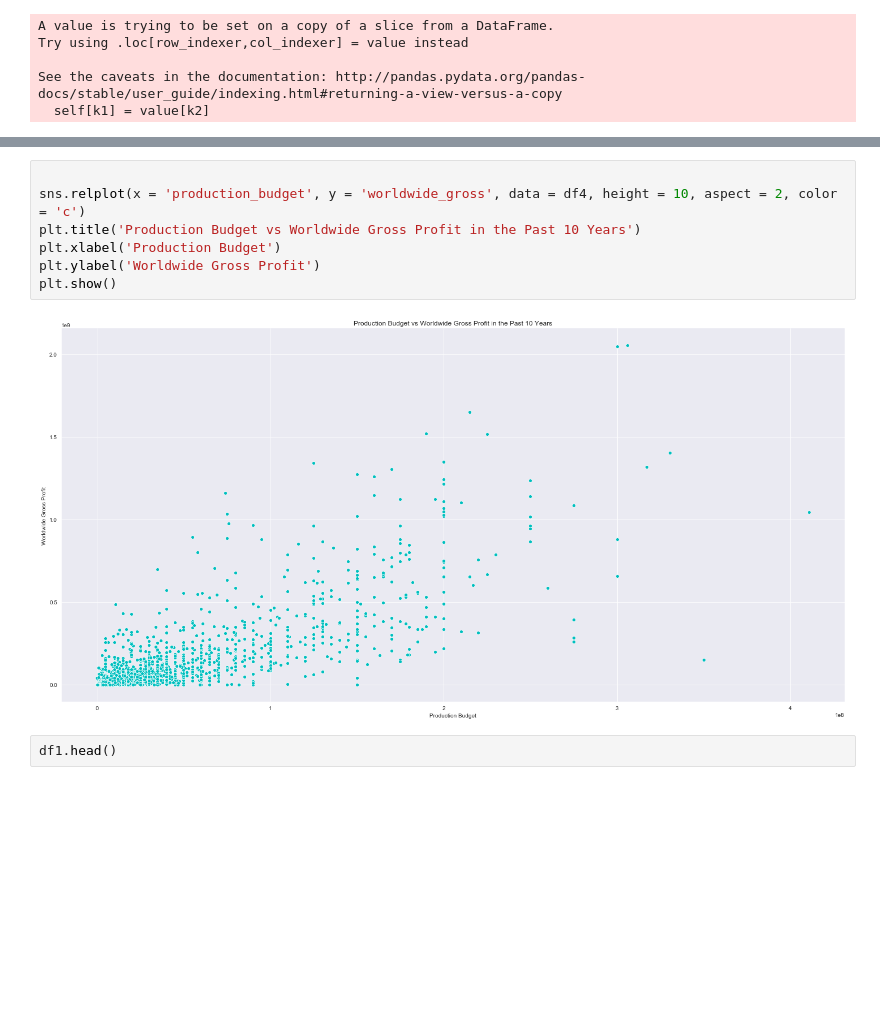
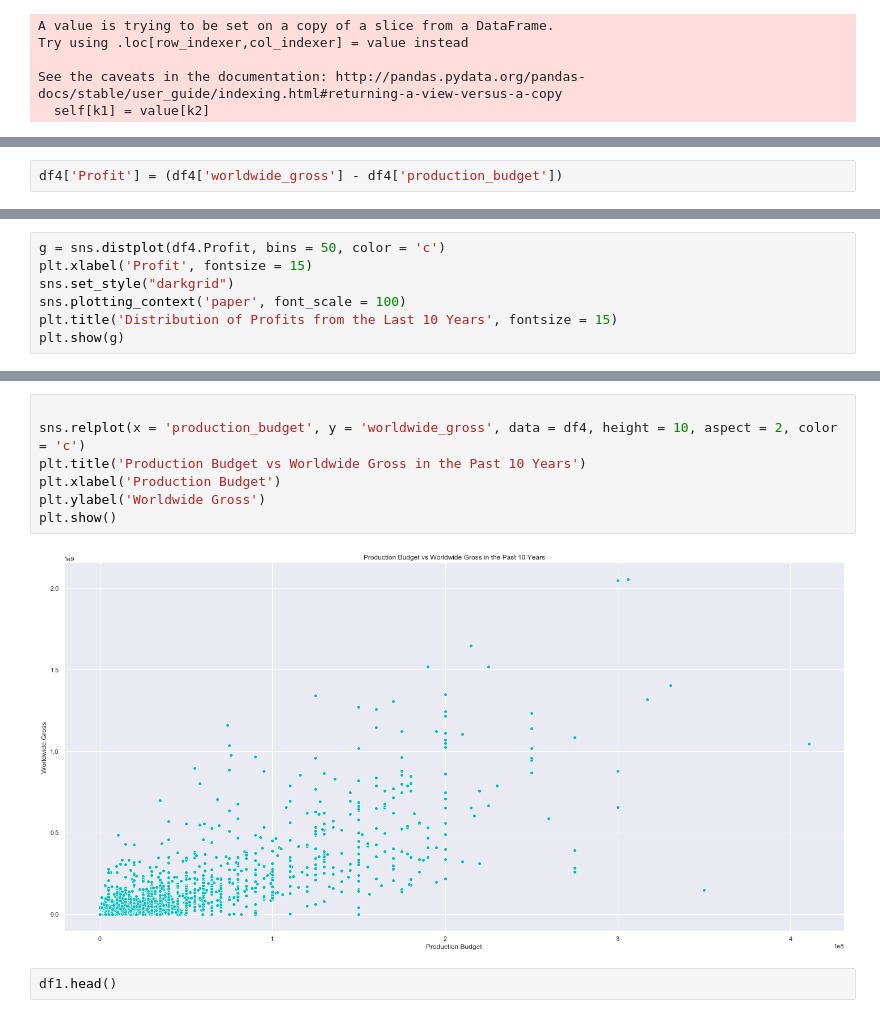
Before and after one commit to newhousem/movie-project, a Jupyter notebook: Data Visualization.ipynb, the cells around one changed output, grey strips where cells are left out. Cells and saved outputs as stored; diff of their text form; blank space fills up the shorter version.

Commit message:
more visualizations

```diff
--- a/Data Visualization.ipynb
+++ b/Data Visualization.ipynb
@@ -68,0 +79,2 @@ See the caveats in the documentation: http://pandas.pydata.org/pandas-docs/stabl
+# %%
+df4['Profit'] = (df4['worldwide_gross'] - df4['production_budget'])
@@ -90,0 +109,7 @@ plt.show(g)
+# %%
+g = sns.distplot(df4.Profit, bins = 50, color = 'c')
+plt.xlabel('Profit', fontsize = 15)
+sns.set_style("darkgrid")
+sns.plotting_context('paper', font_scale = 100)
+plt.title('Distribution of Profits from the Last 10 Years', fontsize = 15)
+plt.show(g)
@@ -91,12 +126,12 @@ plt.show(g)
 # %%
 
 sns.relplot(x = 'production_budget', y = 'worldwide_gross', data = df4, height = 10, aspect = 2, color = 'c')
-plt.title('Production Budget vs Worldwide Gross Profit in the Past 10 Years')
+plt.title('Production Budget vs Worldwide Gross in the Past 10 Years')
 plt.xlabel('Production Budget')
-plt.ylabel('Worldwide Gross Profit')
+plt.ylabel('Worldwide Gross')
 plt.show()
 # %% [output]
-[figure, old version]
+[figure, new version]
 # %%
 df1.head()
 # %% [output]
```
Also changed, not shown: parts of 19 cells of this notebook.
